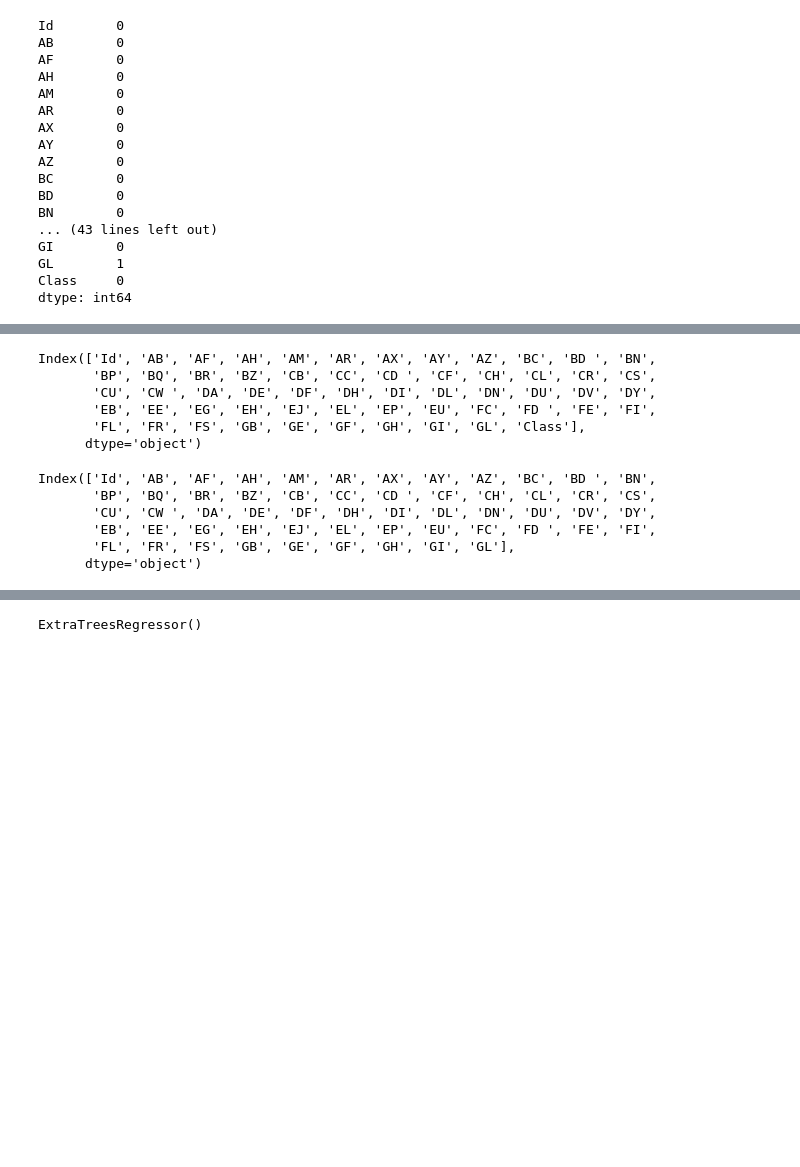
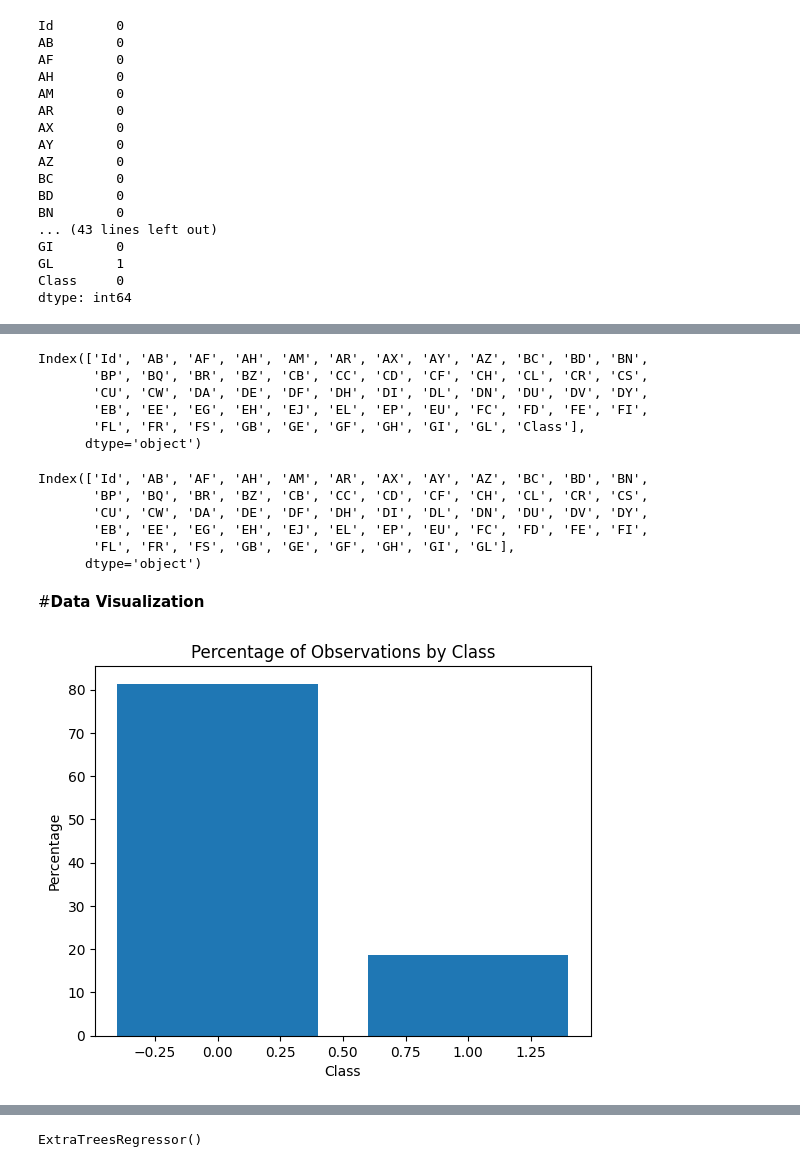
Before and after one commit to IsuruKasun/ML_Project_-Identifying_Age-Related_Conditions, a Jupyter notebook: ML_Project__Identifying_Age_Related_Conditions.ipynb, the cells around one changed output, grey strips where cells are left out. Saved outputs shown, nothing was run; the diff lists cells and outputs as text; code cells hidden in the pictures; blank space fills up the shorter version.

```diff
--- a/ML_Project__Identifying_Age_Related_Conditions.ipynb
+++ b/ML_Project__Identifying_Age_Related_Conditions.ipynb
@@ -78,19 +122,19 @@ new_df.describe()
 # %%
 
-new_df.columns
+new_train.columns
 # %% [output]
-Index(['Id', 'AB', 'AF', 'AH', 'AM', 'AR', 'AX', 'AY', 'AZ', 'BC', 'BD ', 'BN',
-       'BP', 'BQ', 'BR', 'BZ', 'CB', 'CC', 'CD ', 'CF', 'CH', 'CL', 'CR', 'CS',
-       'CU', 'CW ', 'DA', 'DE', 'DF', 'DH', 'DI', 'DL', 'DN', 'DU', 'DV', 'DY',
-       'EB', 'EE', 'EG', 'EH', 'EJ', 'EL', 'EP', 'EU', 'FC', 'FD ', 'FE', 'FI',
+Index(['Id', 'AB', 'AF', 'AH', 'AM', 'AR', 'AX', 'AY', 'AZ', 'BC', 'BD', 'BN',
+       'BP', 'BQ', 'BR', 'BZ', 'CB', 'CC', 'CD', 'CF', 'CH', 'CL', 'CR', 'CS',
+       'CU', 'CW', 'DA', 'DE', 'DF', 'DH', 'DI', 'DL', 'DN', 'DU', 'DV', 'DY',
+       'EB', 'EE', 'EG', 'EH', 'EJ', 'EL', 'EP', 'EU', 'FC', 'FD', 'FE', 'FI',
        'FL', 'FR', 'FS', 'GB', 'GE', 'GF', 'GH', 'GI', 'GL', 'Class'],
       dtype='object')
 # %%
-new_test_df.columns
+new_test.columns
 # %% [output]
-Index(['Id', 'AB', 'AF', 'AH', 'AM', 'AR', 'AX', 'AY', 'AZ', 'BC', 'BD ', 'BN',
-       'BP', 'BQ', 'BR', 'BZ', 'CB', 'CC', 'CD ', 'CF', 'CH', 'CL', 'CR', 'CS',
-       'CU', 'CW ', 'DA', 'DE', 'DF', 'DH', 'DI', 'DL', 'DN', 'DU', 'DV', 'DY',
-       'EB', 'EE', 'EG', 'EH', 'EJ', 'EL', 'EP', 'EU', 'FC', 'FD ', 'FE', 'FI',
+Index(['Id', 'AB', 'AF', 'AH', 'AM', 'AR', 'AX', 'AY', 'AZ', 'BC', 'BD', 'BN',
+       'BP', 'BQ', 'BR', 'BZ', 'CB', 'CC', 'CD', 'CF', 'CH', 'CL', 'CR', 'CS',
+       'CU', 'CW', 'DA', 'DE', 'DF', 'DH', 'DI', 'DL', 'DN', 'DU', 'DV', 'DY',
+       'EB', 'EE', 'EG', 'EH', 'EJ', 'EL', 'EP', 'EU', 'FC', 'FD', 'FE', 'FI',
        'FL', 'FR', 'FS', 'GB', 'GE', 'GF', 'GH', 'GI', 'GL'],
       dtype='object')
@@ -98,0 +141,17 @@ new_df.corr()
+# %% [markdown]
+#**Data Visualization**
+# %%
+# find the persentage of (class 0) and (class 1)
+import matplotlib.pyplot as plt
+
+total = len(new_train['Class'])
+class_counts = new_train['Class'].value_counts()
+percentages = class_counts / total * 100
+
+plt.bar(percentages.index, percentages.values)
+plt.xlabel('Class')
+plt.ylabel('Percentage')
+plt.title('Percentage of Observations by Class')
+plt.show()
+# %% [output]
+[figure, added]
```
Also changed, not shown: parts of 24 cells of this notebook.
